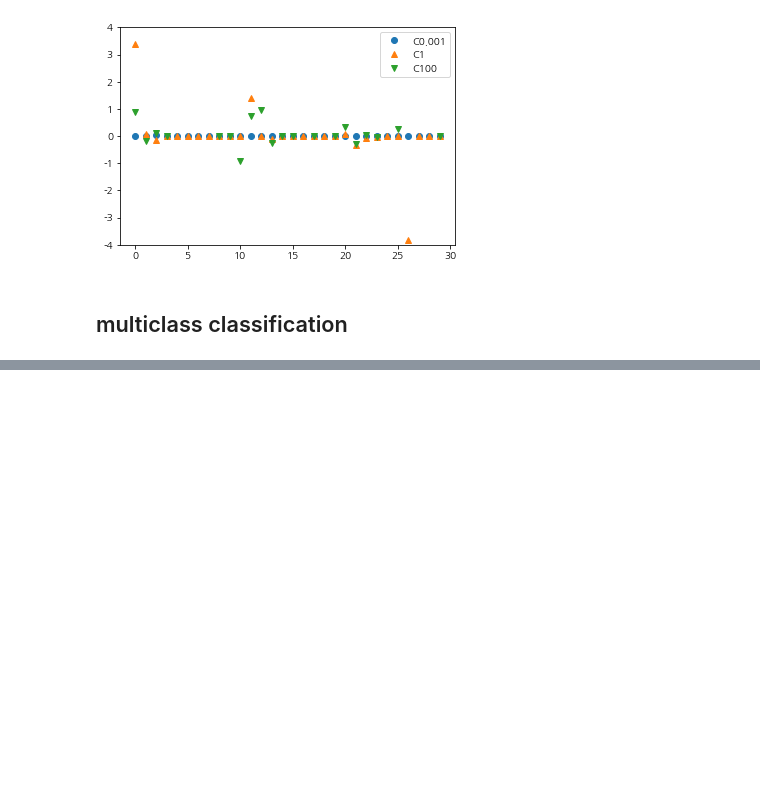
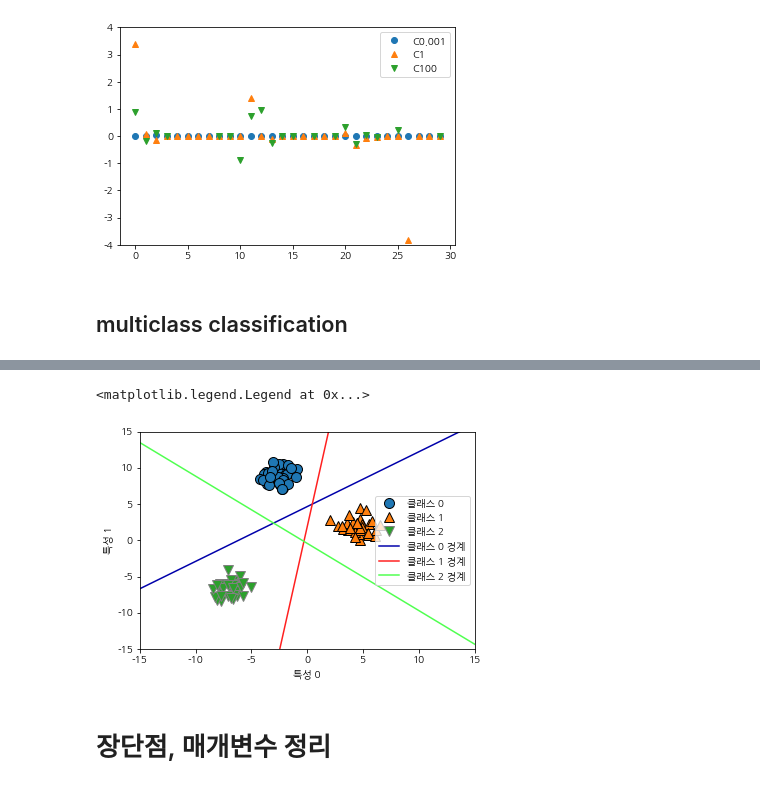
Before and after one commit to sdlee1026/machine, a Jupyter notebook: models/Supervised_Learning/Linear_model_for_classification.ipynb, the cells around one changed output, grey strips where cells are left out. Cells and saved outputs as stored; diff of their text form; code cells hidden in the pictures; blank space fills up the shorter version.

```diff
--- a/models/Supervised_Learning/Linear_model_for_classification.ipynb
+++ b/models/Supervised_Learning/Linear_model_for_classification.ipynb
@@ -163,0 +211,21 @@ C=100인, L1 로지스틱 회귀의 테스트 정확도 : 0.979
+# %%
+# 세개의 이진 분류기가 만드는 경계를 시각화
+mglearn.discrete_scatter(X[:,0], X[:,1], y)
+line = np.linspace(-15,15)
+
+for coef, intercept, color in zip(linear_svm.coef_, linear_svm.intercept_, mglearn.cm3.colors):
+    plt.plot(line, -(line * coef[0] + intercept)/ coef[1], c=color)
+    # plot(x좌표, y좌표, 색)
+    # line : -15부터 15까지의 np.ndarray
+    # -(line * coef[0] + intercept)/ coef[1]
+        # -(x좌표 * 기울기[특성 0] + 절편_[wx + b]) / 기울기[특성 1]
+
+plt.ylim(-15,15)
+plt.xlim(-15,15)
+plt.xlabel('특성 0')
+plt.ylabel('특성 1')
+plt.legend(['클래스 0','클래스 1', '클래스 2', '클래스 0 경계',
+           '클래스 1 경계', '클래스 2 경계'], loc= 'best')
+# %% [output]
+<matplotlib.legend.Legend at 0x...>
+[figure, added]
@@ -163,0 +235,2 @@ C=100인, L1 로지스틱 회귀의 테스트 정확도 : 0.979
+# %% [markdown]
+# 장단점, 매개변수 정리
```
Also changed, not shown: parts of 9 cells of this notebook.
